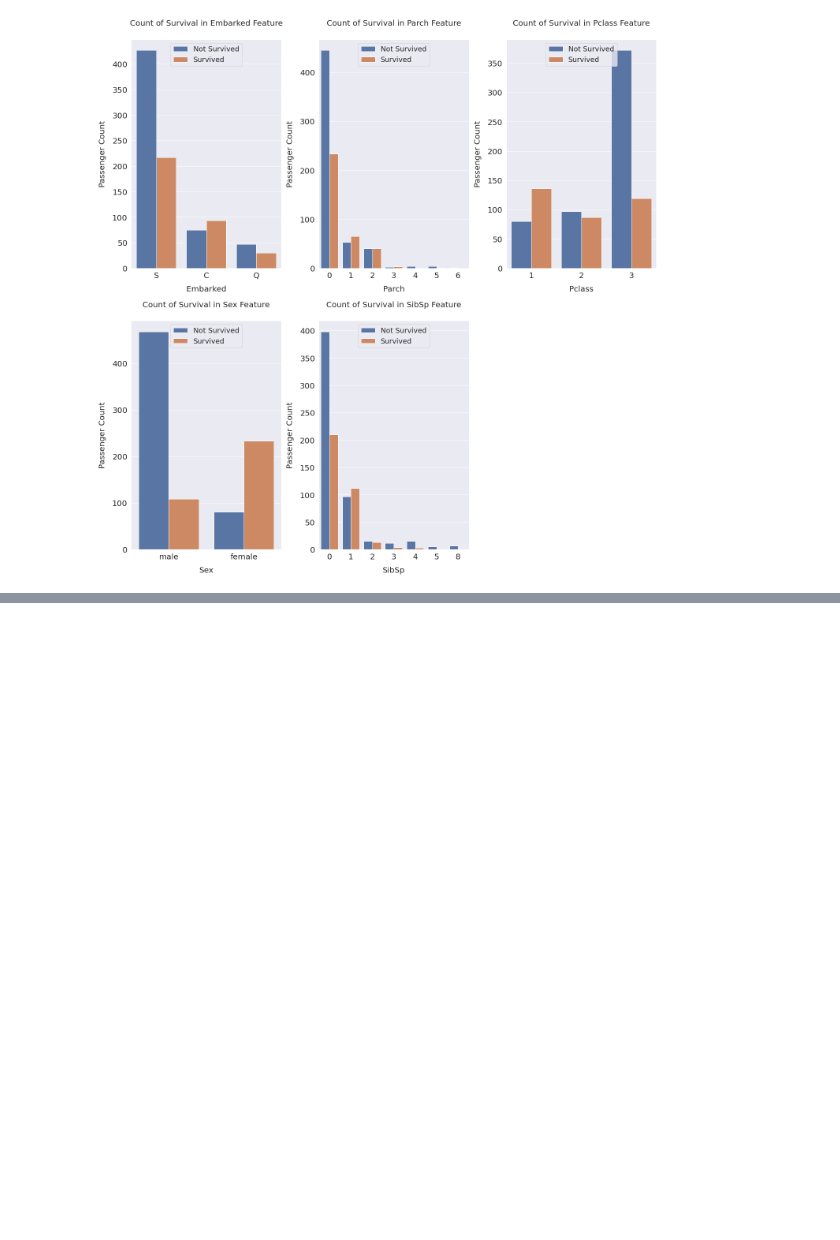
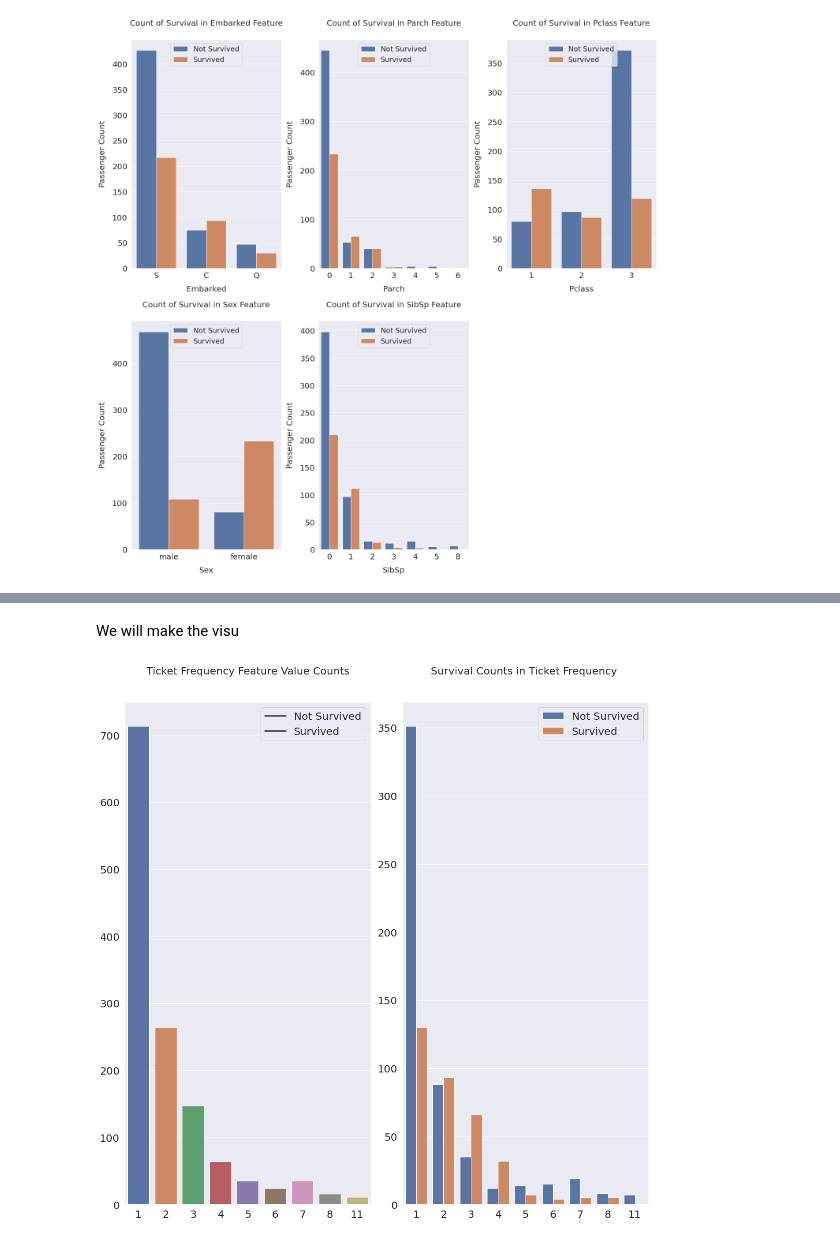
Before and after one commit to jihanfarah/Titanic-Machine-Learning, a Jupyter notebook: Titanic.ipynb, the cells around one changed output, grey strips where cells are left out. Drawn from its saved outputs; the diff is of its cells as text; code cells hidden in the pictures; blank space fills up the shorter version.

```diff
--- a/Titanic.ipynb
+++ b/Titanic.ipynb
@@ -481,0 +407,22 @@ random_forest.fit(X_train, y_train)
+# %% [markdown]
+We will make the visu
+# %%
+fig, axs = plt.subplots(figsize=(15, 15), ncols=2)
+plt.subplots_adjust(right=1.5)
+
+sns.barplot(x=all_df['Ticket_Frequency'].value_counts().index, y=all_df['Ticket_Frequency'].value_counts().values, ax=axs[0])
+sns.countplot(x='Ticket_Frequency', hue='Survived', data=all_df, ax=axs[1])
+
+axs[0].set_title('Ticket Frequency Feature Value Counts', size=20, y=1.05)
+axs[1].set_title('Survival Counts in Ticket Frequency ', size=20, y=1.05)
+
+for i in range(2):
+    axs[i].legend(['Not Survived', 'Survived'], loc='upper right', prop={'size': 20})
+    axs[i].tick_params(axis='x', labelsize=20)
+    axs[i].tick_params(axis='y', labelsize=20)
+    axs[i].set_xlabel('')
+    axs[i].set_ylabel('')
+plt.tight_layout()
+plt.show()
+# %% [output]
+[figure, added]
```
Also changed, not shown: parts of 53 cells of this notebook.
